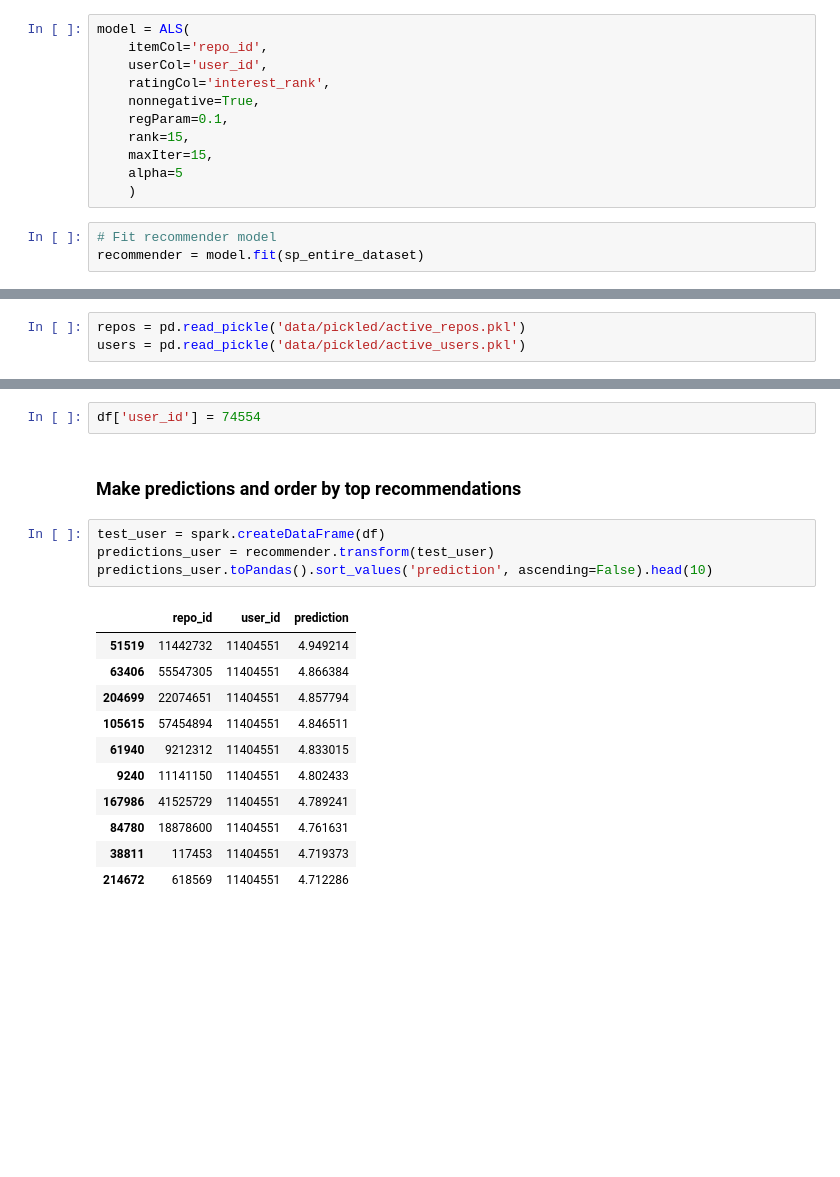
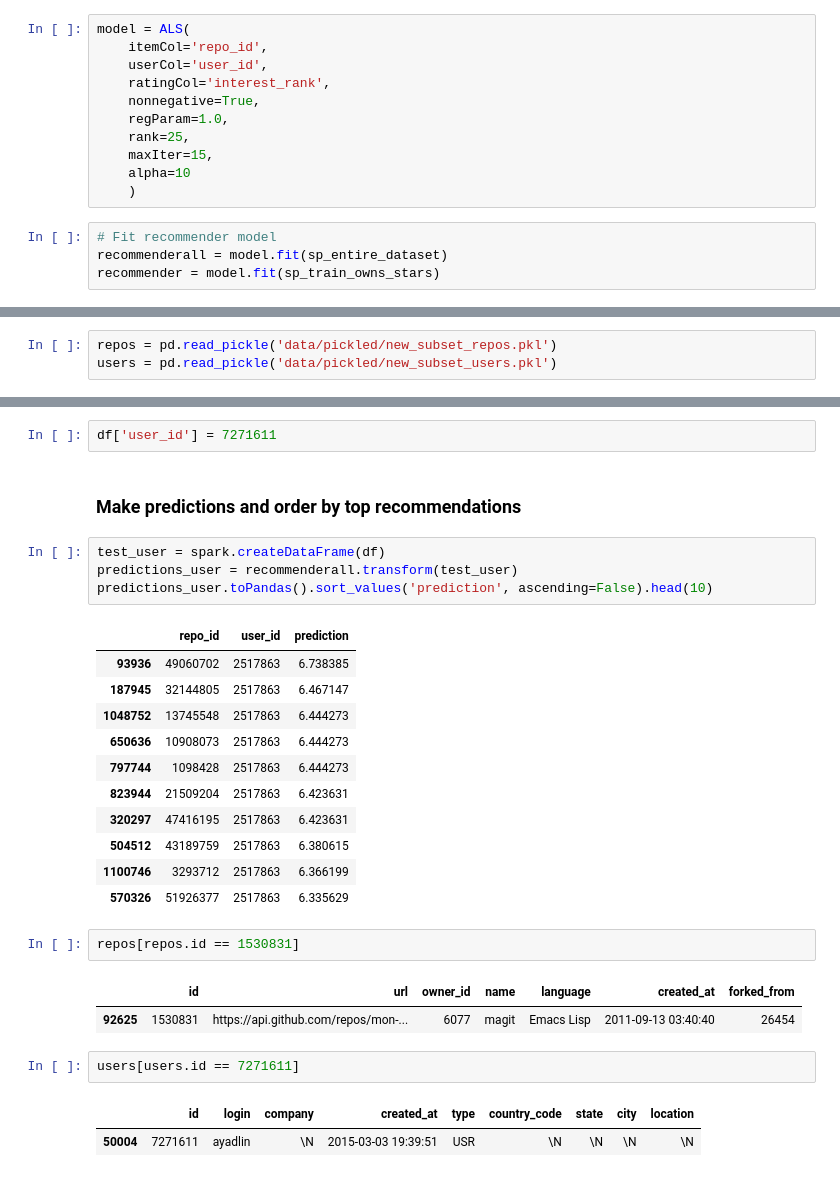
Before and after one commit to caitriggs/github-collaborator, a Jupyter notebook: ALS_modeling.ipynb, the cells around one changed output, grey strips where cells are left out. Drawn from its saved outputs; the diff is of its cells as text; blank space fills up the shorter version.

Commit message:
Start thinking about model evaluation using NDCG and as a last resort RMSE

```diff
--- a/ALS_modeling.ipynb
+++ b/ALS_modeling.ipynb
@@ -266,11 +268,12 @@ model = ALS(
     userCol='user_id',
     ratingCol='interest_rank',
     nonnegative=True,
-    regParam=0.1,
-    rank=15,
+    regParam=1.0,
+    rank=25,
     maxIter=15,
-    alpha=5
+    alpha=10
     )
 # %%
 # Fit recommender model
-recommender = model.fit(sp_entire_dataset)
+recommenderall = model.fit(sp_entire_dataset)
+recommender = model.fit(sp_train_owns_stars)
@@ -422,8 +396,8 @@ Name: prediction, Length: 122958, dtype: float64
 # %% [markdown]
 ## Crete little dataframe of random user-repo mappings to use for predictions for recommendations
 # %%
-repos = pd.read_pickle('data/pickled/active_repos.pkl')
-users = pd.read_pickle('data/pickled/active_users.pkl')
+repos = pd.read_pickle('data/pickled/new_subset_repos.pkl')
+users = pd.read_pickle('data/pickled/new_subset_users.pkl')
 # %%
 def random_user_against_repos(users_df, repos_df):
     user = users_df['id'].iloc[np.random.choice(users_df.shape[0])]
@@ -442,20 +416,30 @@ df.head(3)
 # %%
-df['user_id'] = 74554
+df['user_id'] = 7271611
 # %% [markdown]
 ### Make predictions and order by top recommendations
 # %%
 test_user = spark.createDataFrame(df)
-predictions_user = recommender.transform(test_user)
+predictions_user = recommenderall.transform(test_user)
 predictions_user.toPandas().sort_values('prediction', ascending=False).head(10)
 # %% [output]
 |  | repo_id | user_id | prediction |
-| 51519 | 11442732 | 11404551 | 4.949214 |
-| 63406 | 55547305 | 11404551 | 4.866384 |
-| 204699 | 22074651 | 11404551 | 4.857794 |
-| 105615 | 57454894 | 11404551 | 4.846511 |
-| 61940 | 9212312 | 11404551 | 4.833015 |
-| 9240 | 11141150 | 11404551 | 4.802433 |
-| 167986 | 41525729 | 11404551 | 4.789241 |
-| 84780 | 18878600 | 11404551 | 4.761631 |
-| 38811 | 117453 | 11404551 | 4.719373 |
-| 214672 | 618569 | 11404551 | 4.712286 |
+| 93936 | 49060702 | 2517863 | 6.738385 |
+| 187945 | 32144805 | 2517863 | 6.467147 |
+| 1048752 | 13745548 | 2517863 | 6.444273 |
+| 650636 | 10908073 | 2517863 | 6.444273 |
+| 797744 | 1098428 | 2517863 | 6.444273 |
+| 823944 | 21509204 | 2517863 | 6.423631 |
+| 320297 | 47416195 | 2517863 | 6.423631 |
+| 504512 | 43189759 | 2517863 | 6.380615 |
+| 1100746 | 3293712 | 2517863 | 6.366199 |
+| 570326 | 51926377 | 2517863 | 6.335629 |
+# %%
+repos[repos.id == 1530831]
+# %% [output]
+|  | id | url | owner_id | name | language | created_at | forked_from |
+| 92625 | 1530831 | https://api.github.com/repos/mon-... | 6077 | magit | Emacs Lisp | 2011-09-13 03:40:40 | 26454 |
+# %%
+users[users.id == 7271611]
+# %% [output]
+|  | id | login | company | created_at | type | country_code | state | city | location |
+| 50004 | 7271611 | ayadlin | \N | 2015-03-03 19:39:51 | USR | \N | \N | \N | \N |
```
Also changed, not shown: parts of 29 cells of this notebook, 2 other files.
